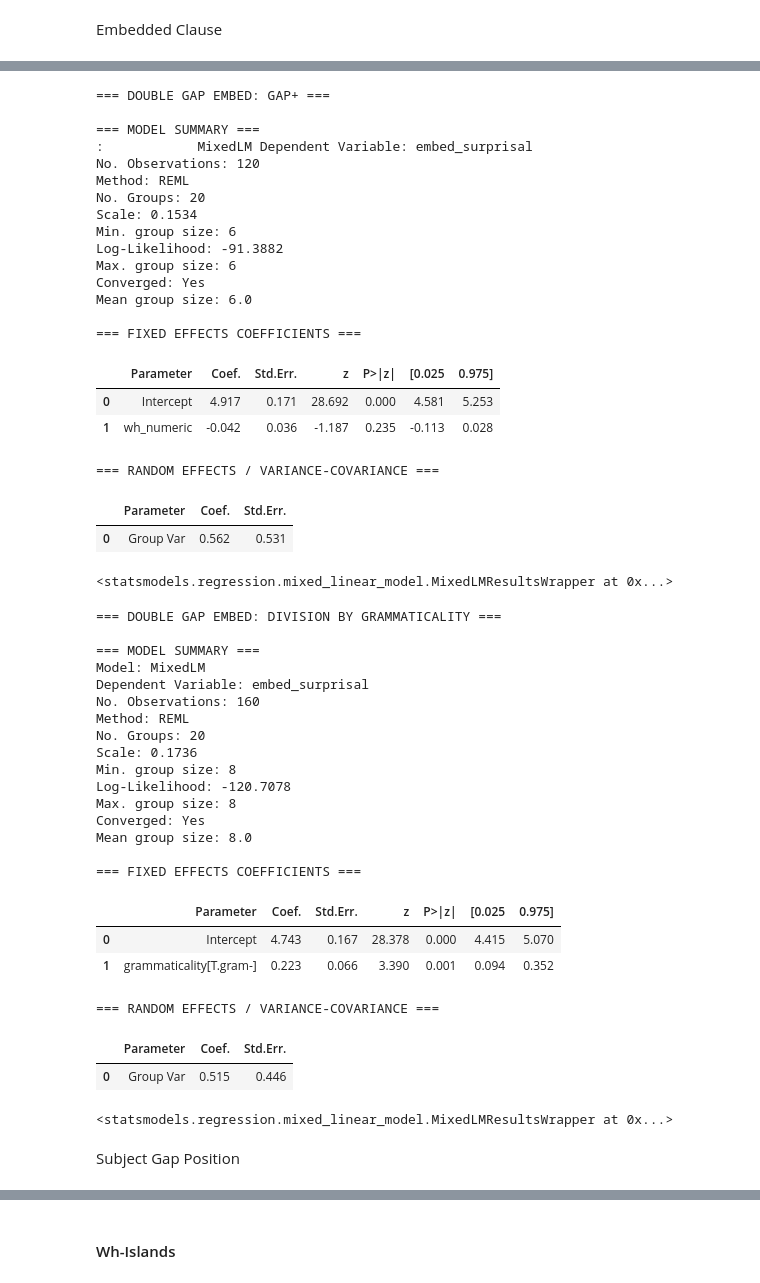
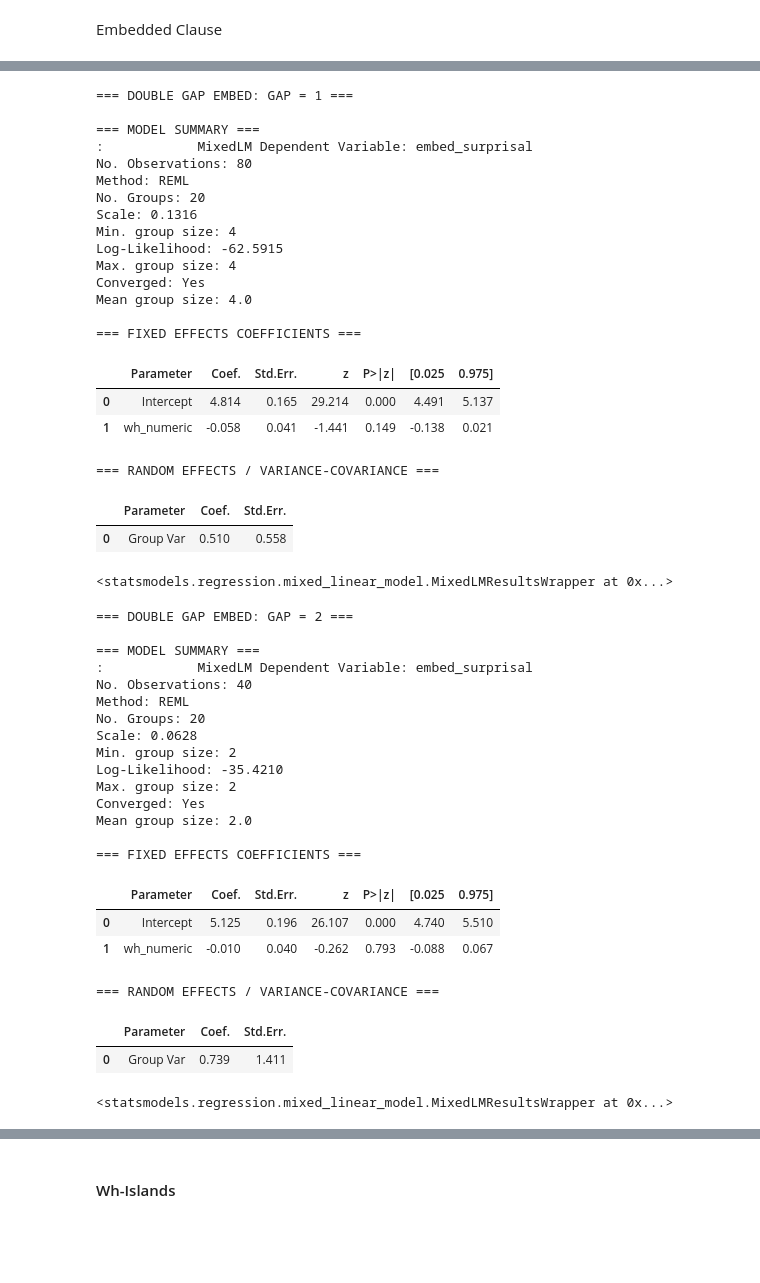
Before and after one commit to um-cap-lab/EMNLP-2025-submission, a Jupyter notebook: flip_test&division_by_grammaticality_gpt2.ipynb, the cells around one changed output, grey strips where cells are left out. Drawn from its saved outputs; the diff is of its cells as text; code cells hidden in the pictures; blank space fills up the shorter version.

Commit message:
Updated double gap construction test setups.

```diff
--- a/flip_test&division_by_grammaticality_gpt2.ipynb
+++ b/flip_test&division_by_grammaticality_gpt2.ipynb
@@ -794,6 +794,21 @@ Mean group size: 16.0
 #### Double Gaps
 # %%
 sentence_df = pd.read_csv('test_sentences/Double Gaps.csv')
+# %%
+def assign_grammaticality_double_gaps(row):
+    ''' Determines grammaticality based on licensor and gap values for the double gap construction.'''
+    if row['filler'] == 1 and row['gap_count'] == 1:
+        return 'gram+'
+    elif row['filler'] == 0 and row['gap_count'] == 0:
+        return 'gram+'
+    elif row['filler'] == 1 and row['gap_count'] == 0:
+        return 'gram-'
+    elif row['filler'] == 0 and row['gap_count'] == 1:
+        return 'gram-'
+    elif row['filler'] == 0 and row['gap_count'] == 2:
+        return 'gram-'
+    elif row['filler'] == 1 and row['gap_count'] == 2:
+        return 'gram-'
 # %%
 sentence_df[['modifier', 'end']] = sentence_df['modifier'].apply(split_ends)
 sentence_df = encode_wh_licensor(sentence_df)
@@ -801,4 +816,5 @@ sentence_df['gap_numeric'] = sentence_df['gap'].replace(0, -1)
 syntactic_parts = ['prefix', 'licensor', 'subj', 'verb', 'object', 'modifier']
 sentence_df['sentence'] = sentence_df.apply(lambda x: merge_sentence(x, syntactic_parts), axis = 1)
 sentence_df['surprisals'] = sentence_df['sentence'].apply(calculate_surprisal)
-sentence_df['grammaticality'] = sentence_df.apply(assign_grammaticality, axis = 1)
+sentence_df['gap_count'] = sentence_df['subject_gap'] + sentence_df['object_gap']
+sentence_df['grammaticality'] = sentence_df.apply(assign_grammaticality_double_gaps, axis = 1)
@@ -807,3 +820,0 @@ Post Gap Region - Modifier
-# %%
-#sentence_df['region_surprisal'] = sentence_df.apply(lambda x: sum_region_surprisal(x, ['modifier']), axis = 1)
-sentence_df['region_surprisal'] = sentence_df.apply(lambda x: sum_region_surprisal(x, ['modifier'], 'object'), axis = 1)
@@ -1101,60 +852,58 @@ Mean group size: 2.0
 | 0 | Group Var | 0.480 | 1.312 |
 <statsmodels.regression.mixed_linear_model.MixedLMResultsWrapper at 0x...>
 # %%
-# flip test: gap+
-gap_df = sentence_df[sentence_df['gap_numeric'] == 1]
+# flip test: gap = 1
+gap_1 = sentence_df[sentence_df['gap_count'] == 1]
 iv_list = ['wh_numeric']
-mixed_effects_linear_regression(gap_df, iv_list, 'embed_surprisal', 'double gap embed: gap+')
+mixed_effects_linear_regression(gap_1, iv_list, 'embed_surprisal', 'double gap embed: gap = 1')
 # %% [output]
-=== DOUBLE GAP EMBED: GAP+ ===
+=== DOUBLE GAP EMBED: GAP = 1 ===
 
 === MODEL SUMMARY ===
 :            MixedLM Dependent Variable: embed_surprisal
-No. Observations: 120
+No. Observations: 80
 Method: REML
 No. Groups: 20
-Scale: 0.1534
-Min. group size: 6
-Log-Likelihood: -91.3882
-Max. group size: 6
+Scale: 0.1316
+Min. group size: 4
+Log-Likelihood: -62.5915
+Max. group size: 4
 Converged: Yes
-Mean group size: 6.0
+Mean group size: 4.0
 
 === FIXED EFFECTS COEFFICIENTS ===
 |  | Parameter | Coef. | Std.Err. | z | P>|z| | [0.025 | 0.975] |
-| 0 | Intercept | 4.917 | 0.171 | 28.692 | 0.000 | 4.581 | 5.253 |
-| 1 | wh_numeric | -0.042 | 0.036 | -1.187 | 0.235 | -0.113 | 0.028 |
+| 0 | Intercept | 4.814 | 0.165 | 29.214 | 0.000 | 4.491 | 5.137 |
+| 1 | wh_numeric | -0.058 | 0.041 | -1.441 | 0.149 | -0.138 | 0.021 |
 === RANDOM EFFECTS / VARIANCE-COVARIANCE ===
 |  | Parameter | Coef. | Std.Err. |
-| 0 | Group Var | 0.562 | 0.531 |
+| 0 | Group Var | 0.510 | 0.558 |
 <statsmodels.regression.mixed_linear_model.MixedLMResultsWrapper at 0x...>
 # %%
-# division by grammaticality
-iv_list = ['grammaticality']
-mixed_effects_linear_regression(sentence_df, iv_list, 'embed_surprisal', 'double gap embed: division by grammaticality')
+# flip test: gap = 2
+gap_2 = sentence_df[sentence_df['gap_count'] == 2]
+iv_list = ['wh_numeric']
+mixed_effects_linear_regression(gap_2, iv_list, 'embed_surprisal', 'double gap embed: gap = 2')
 # %% [output]
-=== DOUBLE GAP EMBED: DIVISION BY GRAMMATICALITY ===
+=== DOUBLE GAP EMBED: GAP = 2 ===
 
 === MODEL SUMMARY ===
-Model: MixedLM
-Dependent Variable: embed_surprisal
-No. Observations: 160
+:            MixedLM Dependent Variable: embed_surprisal
+No. Observations: 40
 Method: REML
 No. Groups: 20
-Scale: 0.1736
-Min. group size: 8
-Log-Likelihood: -120.7078
-Max. group size: 8
+Scale: 0.0628
+Min. group size: 2
+Log-Likelihood: -35.4210
+Max. group size: 2
 Converged: Yes
-Mean group size: 8.0
+Mean group size: 2.0
 
 === FIXED EFFECTS COEFFICIENTS ===
 |  | Parameter | Coef. | Std.Err. | z | P>|z| | [0.025 | 0.975] |
-| 0 | Intercept | 4.743 | 0.167 | 28.378 | 0.000 | 4.415 | 5.070 |
-| 1 | grammaticality[T.gram-] | 0.223 | 0.066 | 3.390 | 0.001 | 0.094 | 0.352 |
+| 0 | Intercept | 5.125 | 0.196 | 26.107 | 0.000 | 4.740 | 5.510 |
+| 1 | wh_numeric | -0.010 | 0.040 | -0.262 | 0.793 | -0.088 | 0.067 |
 === RANDOM EFFECTS / VARIANCE-COVARIANCE ===
 |  | Parameter | Coef. | Std.Err. |
-| 0 | Group Var | 0.515 | 0.446 |
+| 0 | Group Var | 0.739 | 1.411 |
 <statsmodels.regression.mixed_linear_model.MixedLMResultsWrapper at 0x...>
-# %% [markdown]
-Subject Gap Position
```
Also changed, not shown: parts of 25 cells of this notebook, 2 other files.
